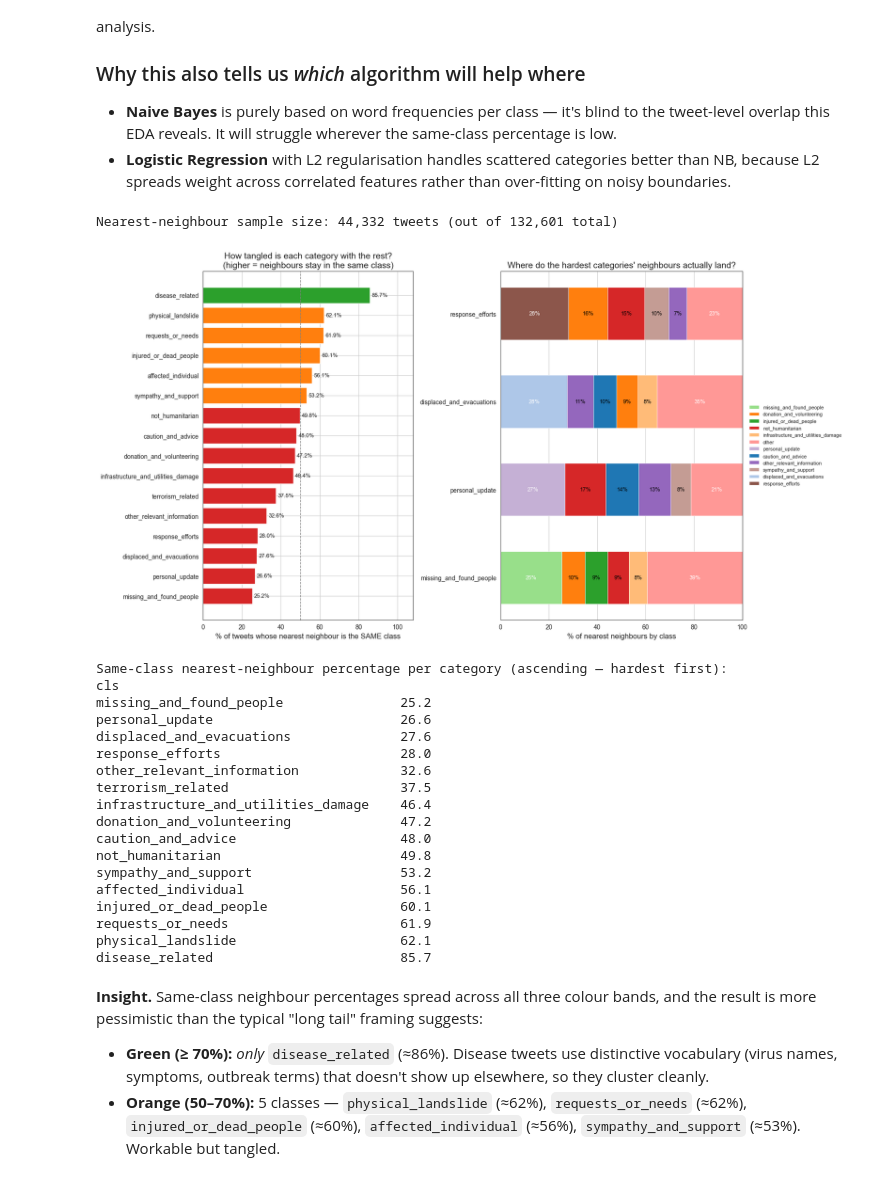
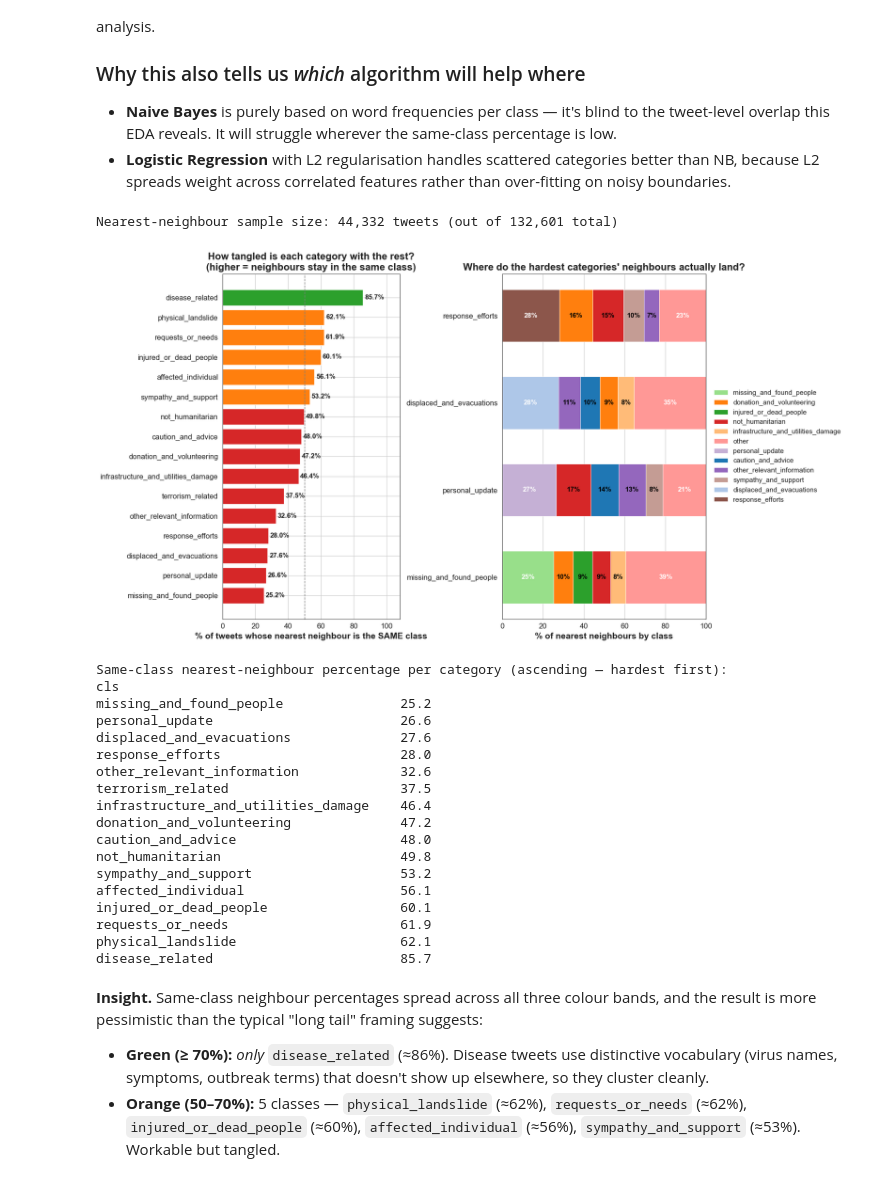
Before and after one commit to upretiprabin/MLCourseworkCrisisDataset, a Jupyter notebook: notebooks/02_eda.ipynb, the cells around one changed output. Saved outputs shown, nothing was run; the diff lists cells and outputs as text; code cells hidden in the pictures.

```diff
--- a/notebooks/02_eda.ipynb
+++ b/notebooks/02_eda.ipynb
@@ -42,6 +42,19 @@ from src.utils import (
 )
 
 set_plot_style()
+# Bump default font sizes / weights so every chart in this notebook reads
+# clearly when exported. Applied once here instead of repeated per-chart.
+plt.rcParams.update({
+    'axes.titlesize': 16,
+    'axes.titleweight': 'bold',
+    'axes.labelsize': 14,
+    'axes.labelweight': 'bold',
+    'xtick.labelsize': 12,
+    'ytick.labelsize': 12,
+    'legend.fontsize': 12,
+    'figure.titlesize': 18,
+    'figure.titleweight': 'bold',
+})
 ensure_dir(FIGURES_DIR)
 
 csv_path = os.path.join(PROCESSED_DATA_DIR, 'crisisbench_en.csv')
@@ -84,7 +97,8 @@ for bar, n in zip(bars, counts.values):
     pct = n / totals * 100
     ax.text(bar.get_width() + totals * 0.005,
             bar.get_y() + bar.get_height() / 2,
-            f'{n:,} ({pct:.1f}%)', va='center', fontsize=9)
+            f'{n:,} ({pct:.1f}%)', va='center',
+            fontsize=11, fontweight='bold')
 ax.set_title('Tweet count per humanitarian class')
 ax.set_xlabel('Number of tweets')
 ax.set_xlim(0, counts.max() * 1.18)
@@ -341,10 +360,10 @@ ax_headline.text(0.5, 0.58, f'{sparsity_pct:.2f}%',
                  ha='center', va='center', fontsize=64,
                  fontweight='bold', color='#d62728')
 ax_headline.text(0.5, 0.22, 'of all TF-IDF values are zero',
-                 ha='center', va='center', fontsize=14)
+                 ha='center', va='center', fontsize=16, fontweight='bold')
 ax_headline.text(0.5, 0.06,
                  f'({nonzero_cells:,} non-zero out of {total_cells:,} total cells)',
-                 ha='center', va='center', fontsize=10, color='grey')
+                 ha='center', va='center', fontsize=12, color='grey')
 ax_headline.set_title('Headline: how empty is the TF-IDF matrix?')
 
 # Panel 2 — histogram of non-zero counts per tweet.
@@ -379,7 +398,7 @@ bars = ax_cls.barh(nonzero_by_class.index, nonzero_by_class.values,
                    color=sns.color_palette('viridis', len(nonzero_by_class)))
 for bar, v in zip(bars, nonzero_by_class.values):
     ax_cls.text(v + 0.3, bar.get_y() + bar.get_height() / 2,
-                f'{v:.1f}', va='center', fontsize=9)
+                f'{v:.1f}', va='center', fontsize=11, fontweight='bold')
 ax_cls.set_xlabel('Mean non-zero features per tweet')
 ax_cls.set_title('Average vocabulary per category')
 
@@ -514,7 +533,8 @@ bars = ax.barh(per_class_same.index, per_class_same.values * 100,
                color=colors)
 for bar, v in zip(bars, per_class_same.values):
     ax.text(v * 100 + 1, bar.get_y() + bar.get_height() / 2,
-            f'{v * 100:.1f}%', va='center', fontsize=9)
+            f'{v * 100:.1f}%', va='center',
+            fontsize=11, fontweight='bold')
 ax.axvline(50, color='grey', linestyle='--', linewidth=1)
 ax.set_xlim(0, 108)
 ax.set_xlabel('% of tweets whose nearest neighbour is the SAME class')
@@ -548,36 +568,36 @@ for cls, parts, y in zip(worst, top_neighbours_all, y_pos):
     for n_cls, frac in parts.items():
         label = n_cls if n_cls not in seen_in_legend else None
         seen_in_legend.add(n_cls)
         ax.barh(y, frac * 100, left=left, height=0.6,
                 color=cmap[n_cls], edgecolor='white', linewidth=0.6,
                 label=label)
         # Annotate slices that are big enough to read.
         if frac >= 0.07:
             ax.text(left + frac * 50, y,
                     f'{frac * 100:.0f}%', ha='center', va='center',
-                    fontsize=9,
+                    fontsize=11, fontweight='bold',
                     color='white' if frac > 0.18 else 'black')
         left += frac * 100
 
 ax.set_yticks(y_pos)
 ax.set_yticklabels(worst)
 ax.set_xlim(0, 100)
 ax.set_xlabel('% of nearest neighbours by class')
 ax.set_title("Where do the hardest categories' neighbours actually land?")
 ax.legend(loc='center left', bbox_to_anchor=(1.01, 0.5),
-          fontsize=8, frameon=False)
+          fontsize=11, frameon=False)
 
 plt.tight_layout()
 plt.savefig(os.path.join(FIGURES_DIR, 'eda5_nearest_neighbour.png'),
             bbox_inches='tight')
 plt.show()
 
 print('\nSame-class nearest-neighbour percentage per category '
       '(ascending — hardest first):')
 print((per_class_same * 100).round(1).to_string())
 # %% [output]
 Nearest-neighbour sample size: 44,332 tweets (out of 132,601 total)
-[figure, old version]
+[figure, new version]
 Same-class nearest-neighbour percentage per category (ascending — hardest first):
 cls
 missing_and_found_people               25.2
```
Also changed, not shown: parts of 4 cells of this notebook, 6 other files.
